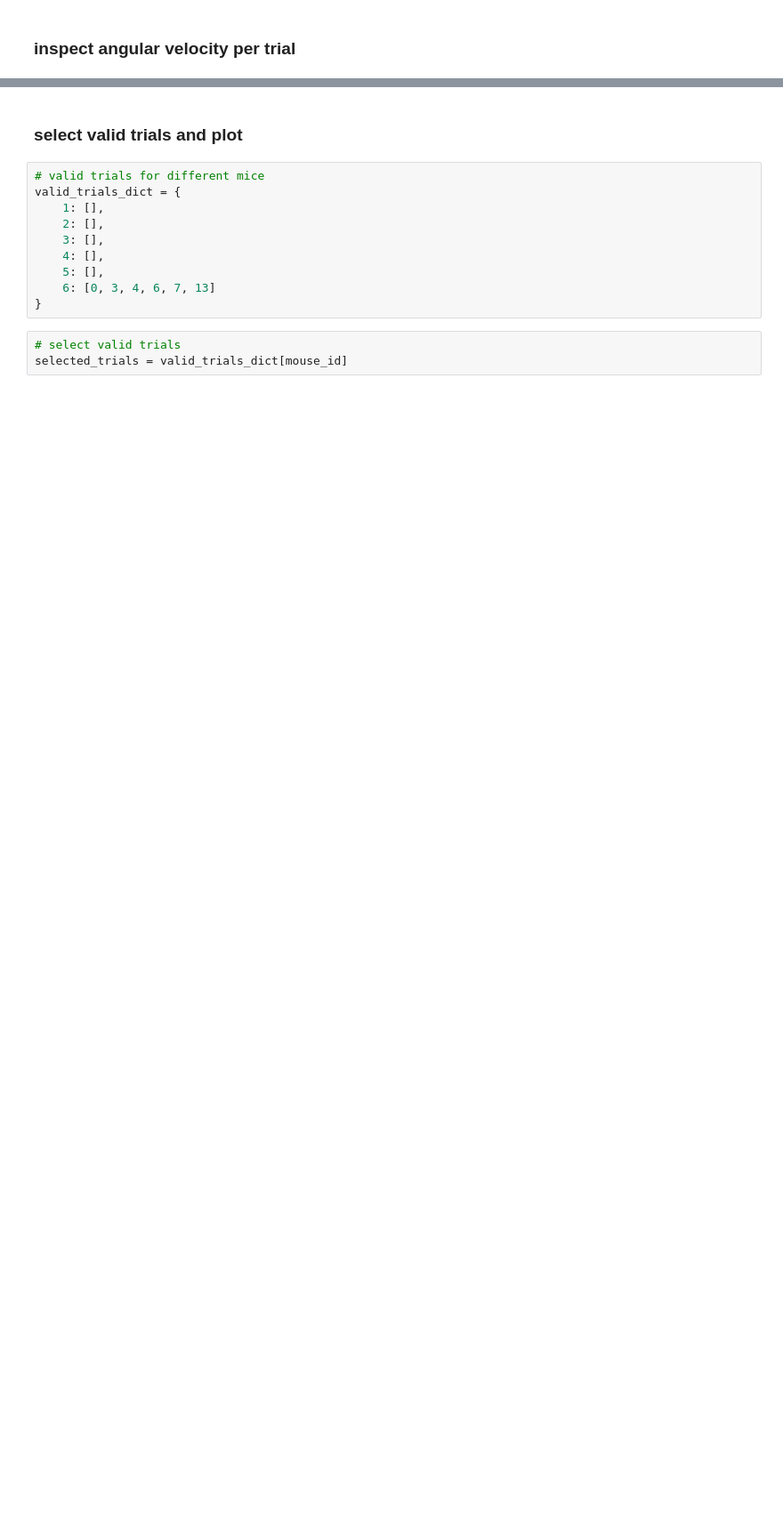
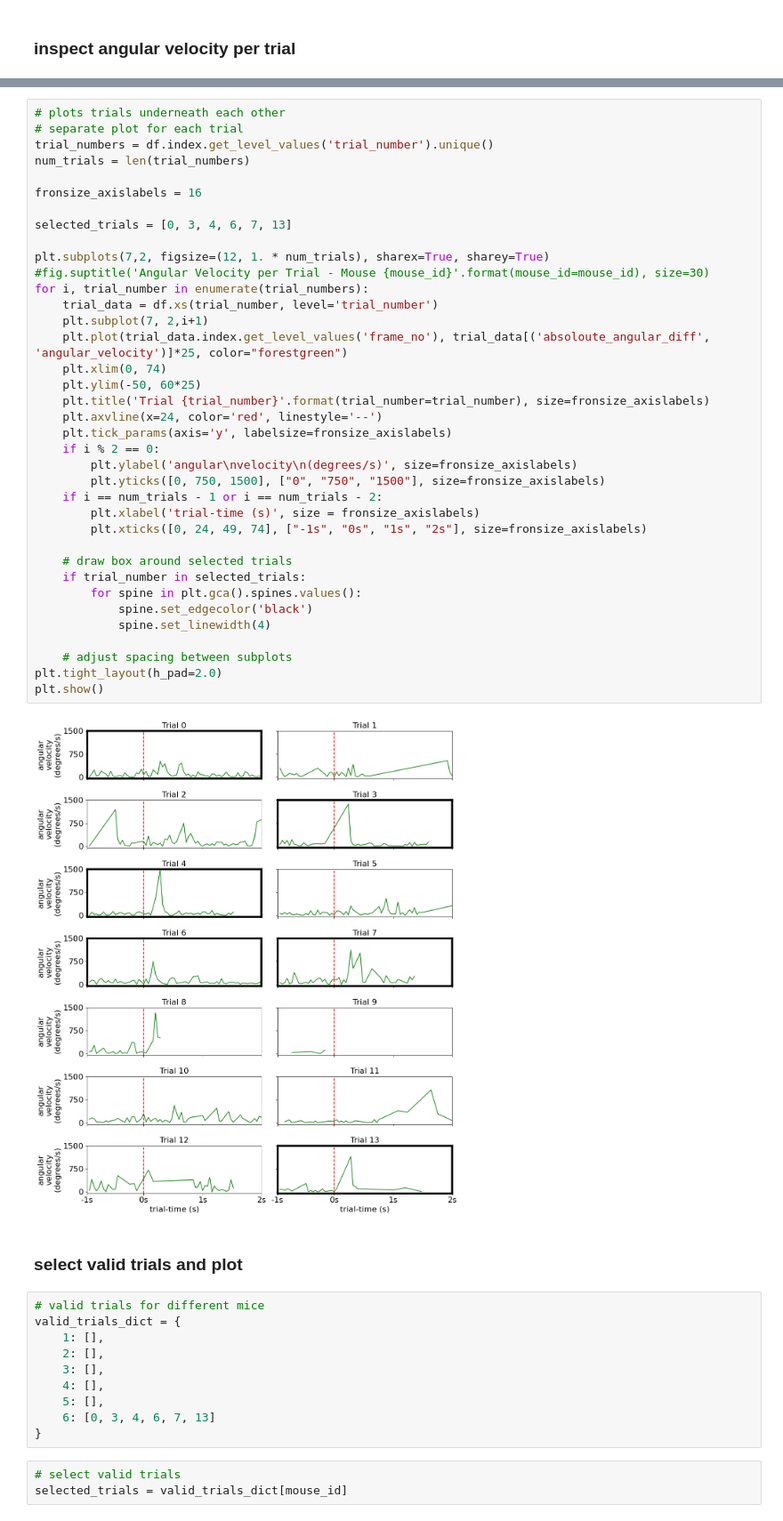
Before and after one commit to toniklenk/escape_tracking, a Jupyter notebook: scripts/analyse homing vector.ipynb, the cells around one changed output, grey strips where cells are left out. Shown at 89% size. Drawn from its saved outputs; the diff is of its cells as text; blank space fills up the shorter version.

```diff
--- a/scripts/analyse homing vector.ipynb
+++ b/scripts/analyse homing vector.ipynb
@@ -270,3 +247,42 @@ plt.tight_layout(rect=[0, 0.03, 1, 0.95])
+# %%
+# plots trials underneath each other
+# separate plot for each trial
+trial_numbers = df.index.get_level_values('trial_number').unique()
+num_trials = len(trial_numbers)
+
+fronsize_axislabels = 16
+
+selected_trials = [0, 3, 4, 6, 7, 13]
+
+plt.subplots(7,2, figsize=(12, 1. * num_trials), sharex=True, sharey=True)
+#fig.suptitle('Angular Velocity per Trial - Mouse {mouse_id}'.format(mouse_id=mouse_id), size=30)
+for i, trial_number in enumerate(trial_numbers):
+    trial_data = df.xs(trial_number, level='trial_number')
+    plt.subplot(7, 2,i+1)
+    plt.plot(trial_data.index.get_level_values('frame_no'), trial_data[('absoloute_angular_diff', 'angular_velocity')]*25, color="forestgreen")
+    plt.xlim(0, 74)
+    plt.ylim(-50, 60*25)
+    plt.title('Trial {trial_number}'.format(trial_number=trial_number), size=fronsize_axislabels)
+    plt.axvline(x=24, color='red', linestyle='--')
+    plt.tick_params(axis='y', labelsize=fronsize_axislabels)
+    if i % 2 == 0:
+        plt.ylabel('angular\nvelocity\n(degrees/s)', size=fronsize_axislabels)
+        plt.yticks([0, 750, 1500], ["0", "750", "1500"], size=fronsize_axislabels)
+    if i == num_trials - 1 or i == num_trials - 2:
+        plt.xlabel('trial-time (s)', size = fronsize_axislabels)
+        plt.xticks([0, 24, 49, 74], ["-1s", "0s", "1s", "2s"], size=fronsize_axislabels)
+
+    # draw box around selected trials
+    if trial_number in selected_trials:
+        for spine in plt.gca().spines.values():
+            spine.set_edgecolor('black')
+            spine.set_linewidth(4)
+
+    # adjust spacing between subplots
+plt.tight_layout(h_pad=2.0)
+plt.show()
+# %% [output]
+[figure, added]
 # %% [markdown]
 ### select valid trials and plot
 # %%
```
Also changed, not shown: parts of 4 cells of this notebook, 9 other files.
